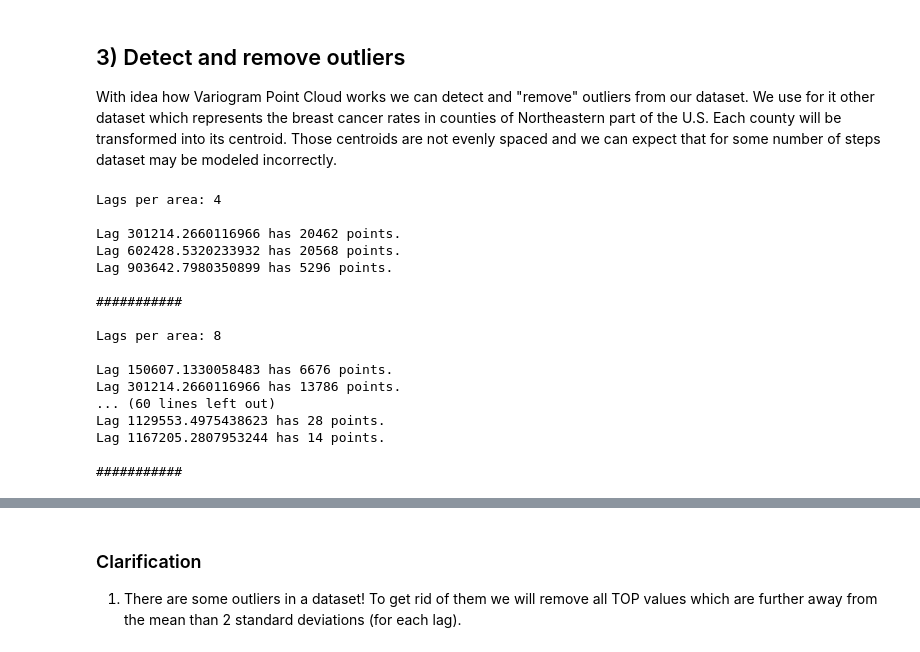
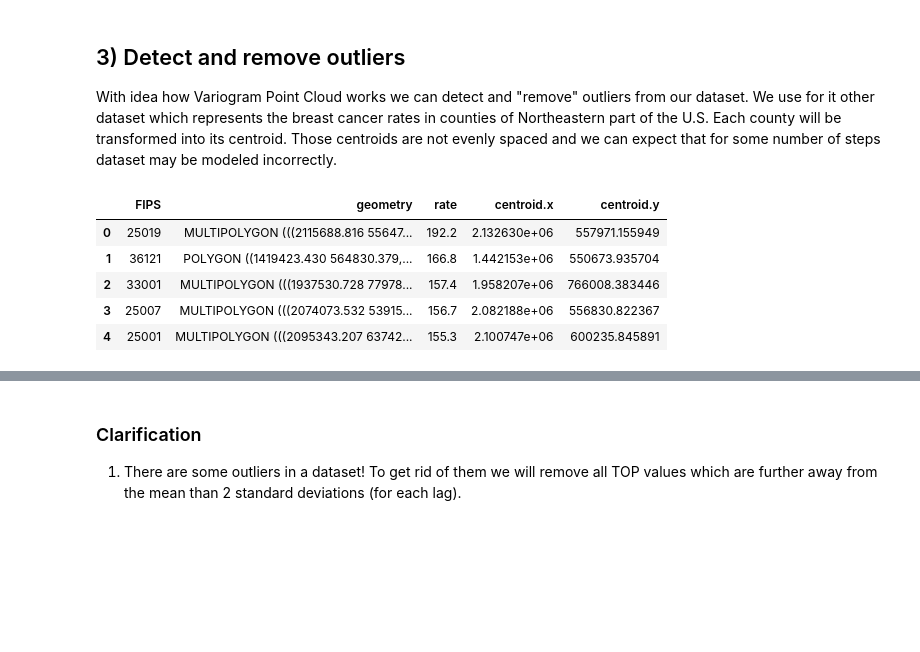
Before and after one commit to DataverseLabs/pyinterpolate, a Jupyter notebook: tutorials/Variogram Point Cloud (Basic).ipynb, the cells around one changed output, grey strips where cells are left out. Drawn from its saved outputs; the diff is of its cells as text; code cells hidden in the pictures; blank space fills up the shorter version.

```diff
--- a/tutorials/Variogram Point Cloud (Basic).ipynb
+++ b/tutorials/Variogram Point Cloud (Basic).ipynb
@@ -131,0 +144,22 @@ areal_centroids = areal_data[:, -3:]
+# %%
+# Read and prepare data
+
+DATASET = 'samples/regularization/cancer_data.gpkg'
+POLYGON_LAYER = 'areas'
+GEOMETRY_COL = 'geometry'
+POLYGON_ID = 'FIPS'
+POLYGON_VALUE = 'rate'
+MAX_RANGE = 400000
+STEP_SIZE = 40000
+
+AREAL_INPUT = Blocks()
+AREAL_INPUT.from_file(DATASET, value_col=POLYGON_VALUE, index_col=POLYGON_ID, layer_name=POLYGON_LAYER)
+
+AREAL_INPUT.data.head()
+# %% [output]
+|  | FIPS | geometry | rate | centroid.x | centroid.y |
+| 0 | 25019 | MULTIPOLYGON (((2115688.816 55647... | 192.2 | 2.132630e+06 | 557971.155949 |
+| 1 | 36121 | POLYGON ((1419423.430 564830.379,... | 166.8 | 1.442153e+06 | 550673.935704 |
+| 2 | 33001 | MULTIPOLYGON (((1937530.728 77978... | 157.4 | 1.958207e+06 | 766008.383446 |
+| 3 | 25007 | MULTIPOLYGON (((2074073.532 53915... | 156.7 | 2.082188e+06 | 556830.822367 |
+| 4 | 25001 | MULTIPOLYGON (((2095343.207 63742... | 155.3 | 2.100747e+06 | 600235.845891 |
@@ -148,28 +179,0 @@ for step_size in step_sizes:
-# %%
-for idx, lag in enumerate(number_of_lags):
-    print(f'Lags per area: {lag}')
-    print('')
-    var_cloud = variogram_clouds[idx]
-    for jdx, cloud in enumerate(var_cloud.keys()):
-        l = len(var_cloud[cloud])
-        print(f'Lag {cloud} has {l} points.')
-
-    print('\n###########\n')
-# %% [output]
-Lags per area: 4
-
-Lag 301214.2660116966 has 20462 points.
-Lag 602428.5320233932 has 20568 points.
-Lag 903642.7980350899 has 5296 points.
-
-###########
-
-Lags per area: 8
-
-Lag 150607.1330058483 has 6676 points.
-Lag 301214.2660116966 has 13786 points.
-... (60 lines left out)
-Lag 1129553.4975438623 has 28 points.
-Lag 1167205.2807953244 has 14 points.
-
-###########
```
Also changed, not shown: parts of 15 cells of this notebook, 4 other files.
